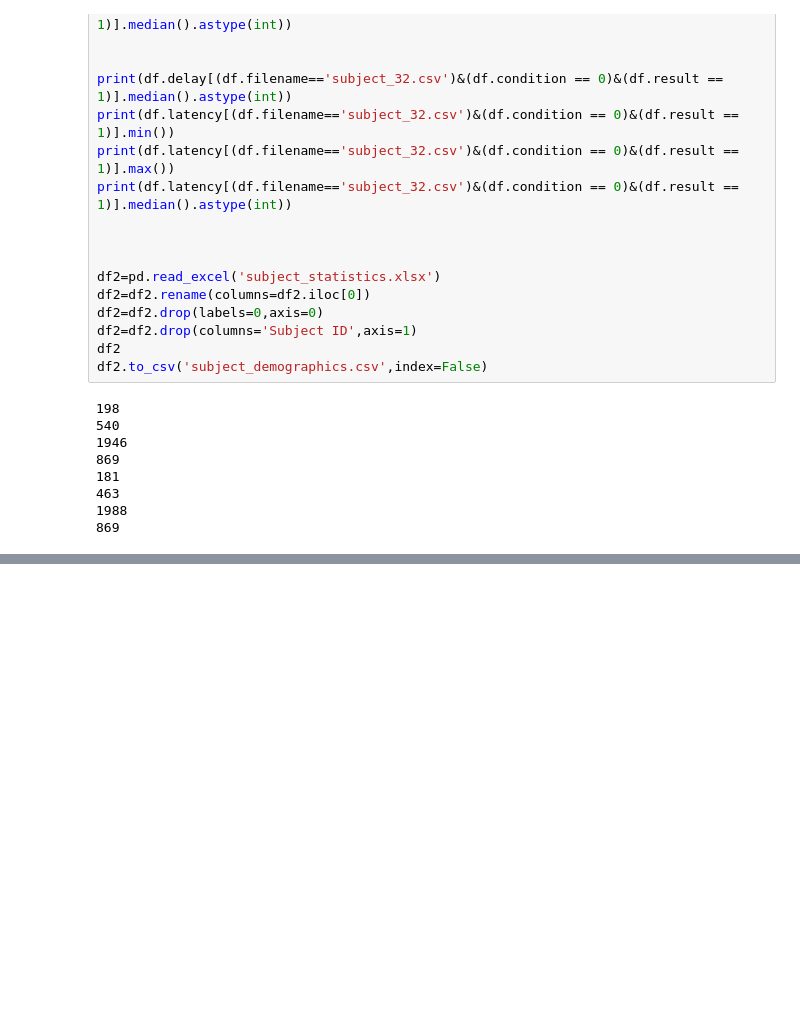
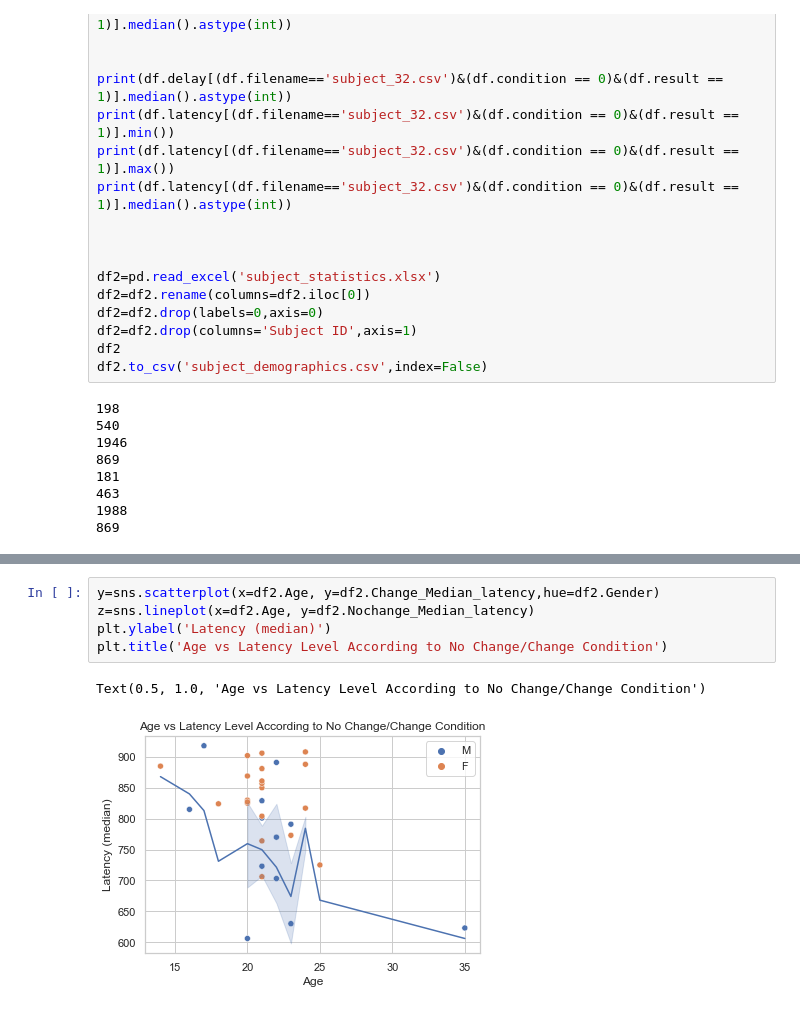
Before and after one commit to trickydaze/Behavioural-Neuroscience, a Jupyter notebook: Visualisation.ipynb, the cells around one changed output, grey strips where cells are left out. Drawn from its saved outputs; the diff is of its cells as text; blank space fills up the shorter version.

```diff
--- a/Visualisation.ipynb
+++ b/Visualisation.ipynb
@@ -291,0 +285,8 @@ Name: Change_Median_delay, dtype: object
+# %%
+y=sns.scatterplot(x=df2.Age, y=df2.Change_Median_latency,hue=df2.Gender)
+z=sns.lineplot(x=df2.Age, y=df2.Nochange_Median_latency)
+plt.ylabel('Latency (median)')
+plt.title('Age vs Latency Level According to No Change/Change Condition')
+# %% [output]
+Text(0.5, 1.0, 'Age vs Latency Level According to No Change/Change Condition')
+[figure, added]
```
Also changed, not shown: parts of 5 cells of this notebook.
